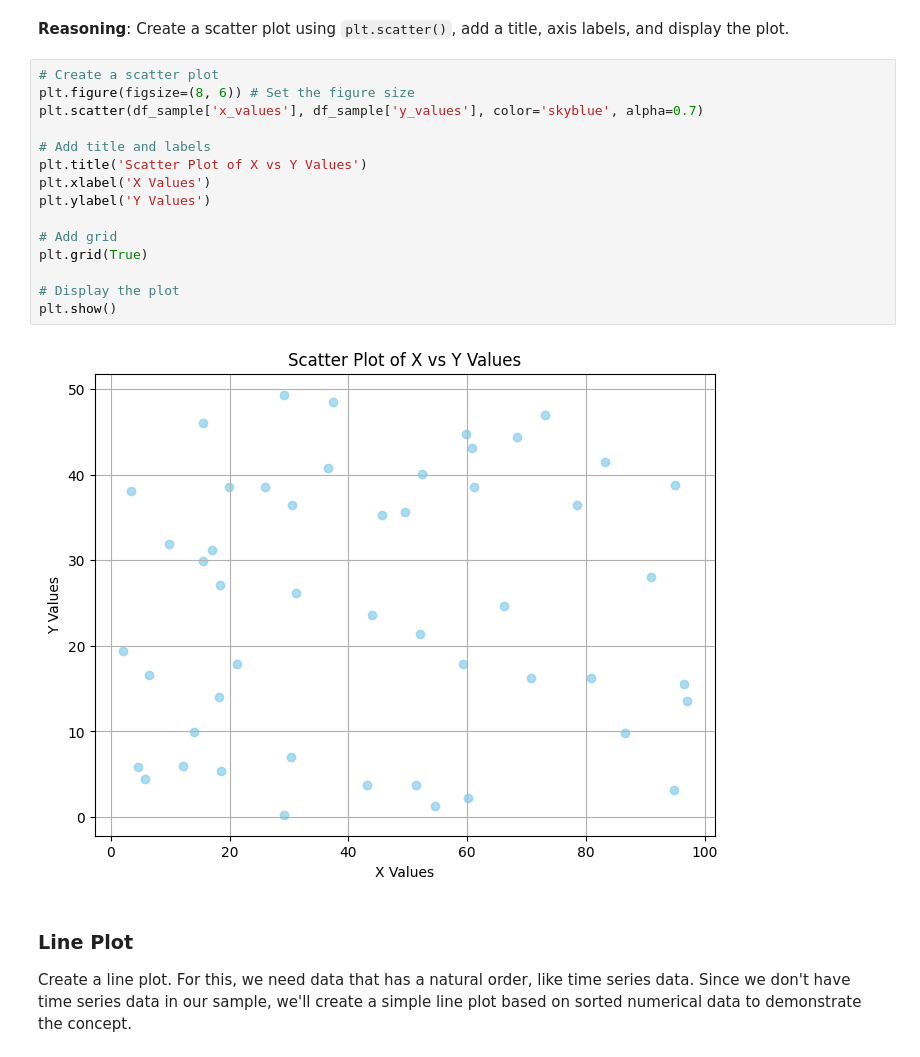
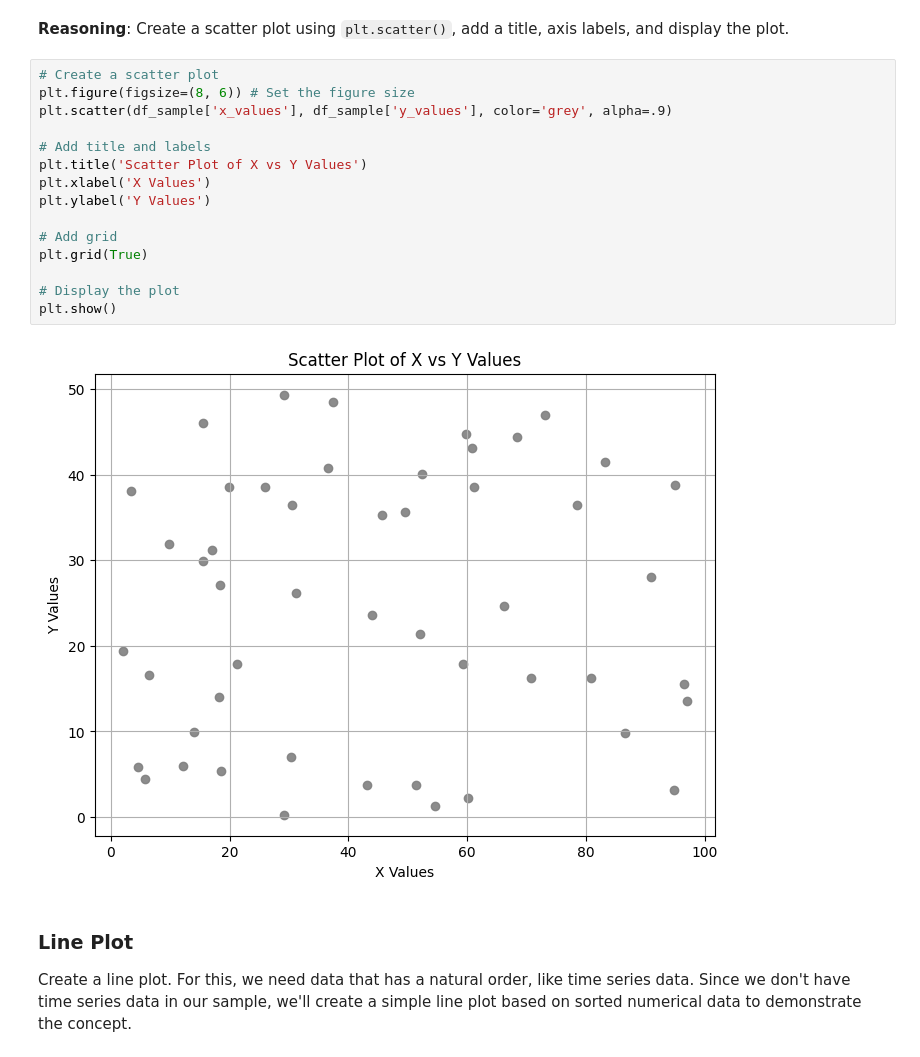
Before and after one commit to AI-Junction/Learn-ML, a Jupyter notebook: LearnPandasPart3.ipynb, the cells around one changed output. Drawn from its saved outputs; the diff is of its cells as text.

```diff
--- a/LearnPandasPart3.ipynb
+++ b/LearnPandasPart3.ipynb
@@ -470,20 +600,20 @@ Create a scatter plot using `plt.scatter()`, add a title, axis labels, and displ
 # %%
 # Create a scatter plot
 plt.figure(figsize=(8, 6)) # Set the figure size
-plt.scatter(df_sample['x_values'], df_sample['y_values'], color='skyblue', alpha=0.7)
+plt.scatter(df_sample['x_values'], df_sample['y_values'], color='grey', alpha=.9)
 
 # Add title and labels
 plt.title('Scatter Plot of X vs Y Values')
 plt.xlabel('X Values')
 plt.ylabel('Y Values')
 
 # Add grid
 plt.grid(True)
 
 # Display the plot
 plt.show()
 # %% [output]
-[figure, old version]
+[figure, new version]
 # %% [markdown]
 ### Line Plot
 
```
Also changed, not shown: parts of 6 cells of this notebook.
